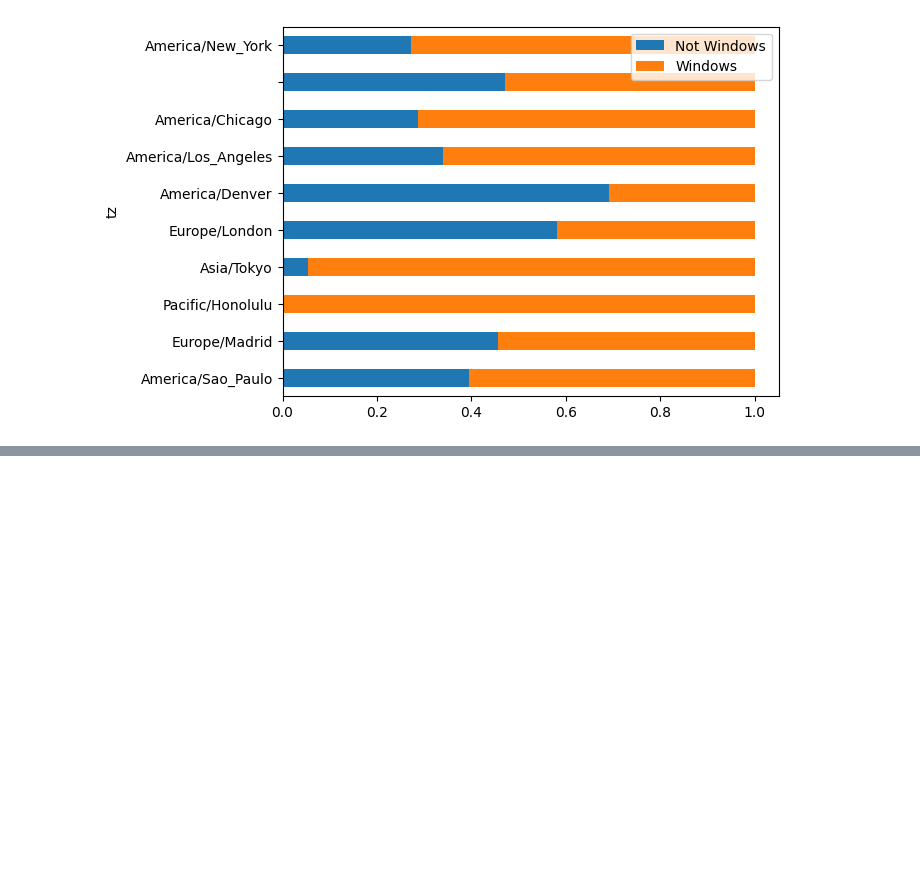
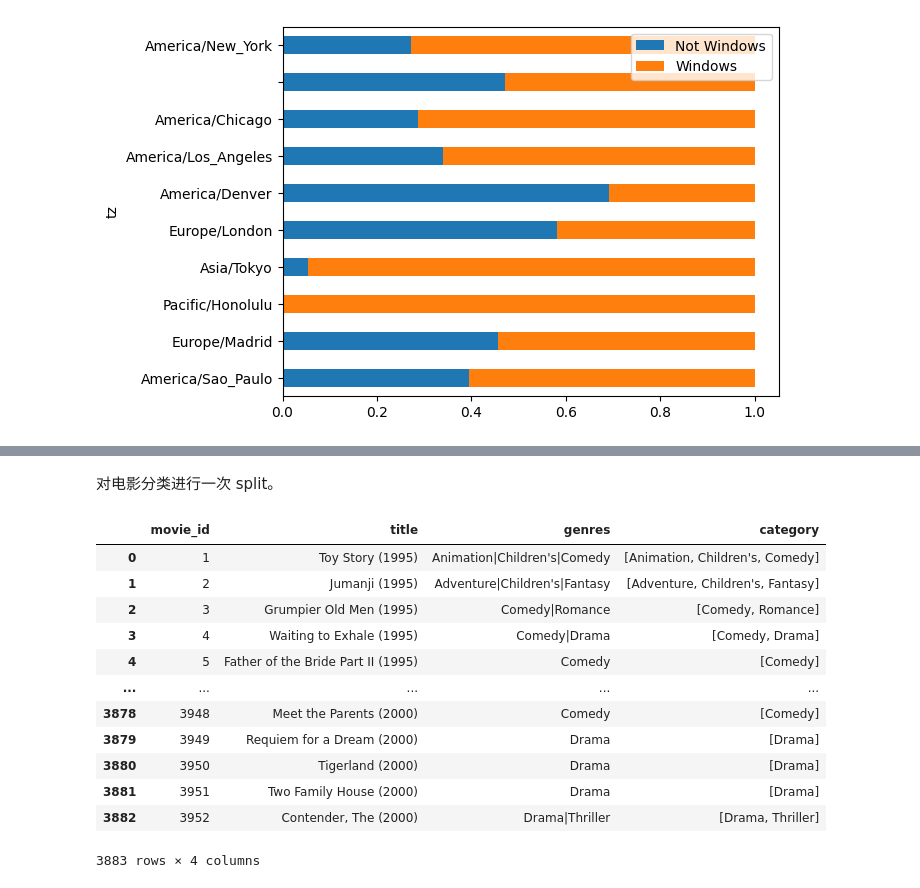
Before and after one commit to WttchPG/PythonForDataAnalysis, a Jupyter notebook: 引言.ipynb, the cells around one changed output, grey strips where cells are left out. Saved outputs shown, nothing was run; the diff lists cells and outputs as text; code cells hidden in the pictures; blank space fills up the shorter version.

```diff
--- a/引言.ipynb
+++ b/引言.ipynb
@@ -198,0 +431,20 @@ normed_subset.plot(kind='barh', stacked=True)
+# %% [markdown]
+对电影分类进行一次 split。
+# %%
+movies['category'] = movies['genres'].str.split('|')
+
+movies
+# %% [output]
+|  | movie_id | title | genres | category |
+| 0 | 1 | Toy Story (1995) | Animation|Children's|Comedy | [Animation, Children's, Comedy] |
+| 1 | 2 | Jumanji (1995) | Adventure|Children's|Fantasy | [Adventure, Children's, Fantasy] |
+| 2 | 3 | Grumpier Old Men (1995) | Comedy|Romance | [Comedy, Romance] |
+| 3 | 4 | Waiting to Exhale (1995) | Comedy|Drama | [Comedy, Drama] |
+| 4 | 5 | Father of the Bride Part II (1995) | Comedy | [Comedy] |
+| ... | ... | ... | ... | ... |
+| 3878 | 3948 | Meet the Parents (2000) | Comedy | [Comedy] |
+| 3879 | 3949 | Requiem for a Dream (2000) | Drama | [Drama] |
+| 3880 | 3950 | Tigerland (2000) | Drama | [Drama] |
+| 3881 | 3951 | Two Family House (2000) | Drama | [Drama] |
+| 3882 | 3952 | Contender, The (2000) | Drama|Thriller | [Drama, Thriller] |
+3883 rows × 4 columns
```
Also changed, not shown: parts of 22 cells of this notebook, 4 other files.
